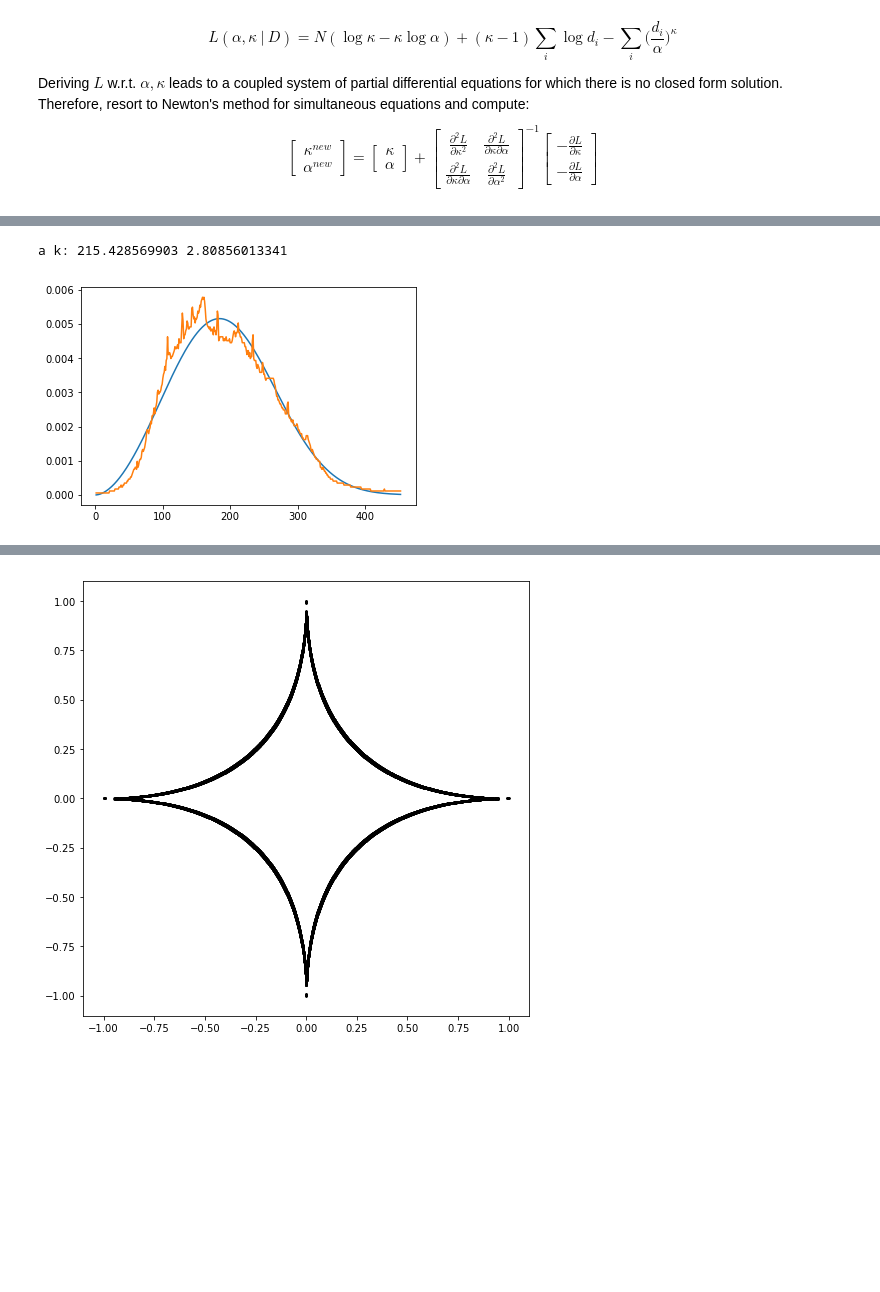
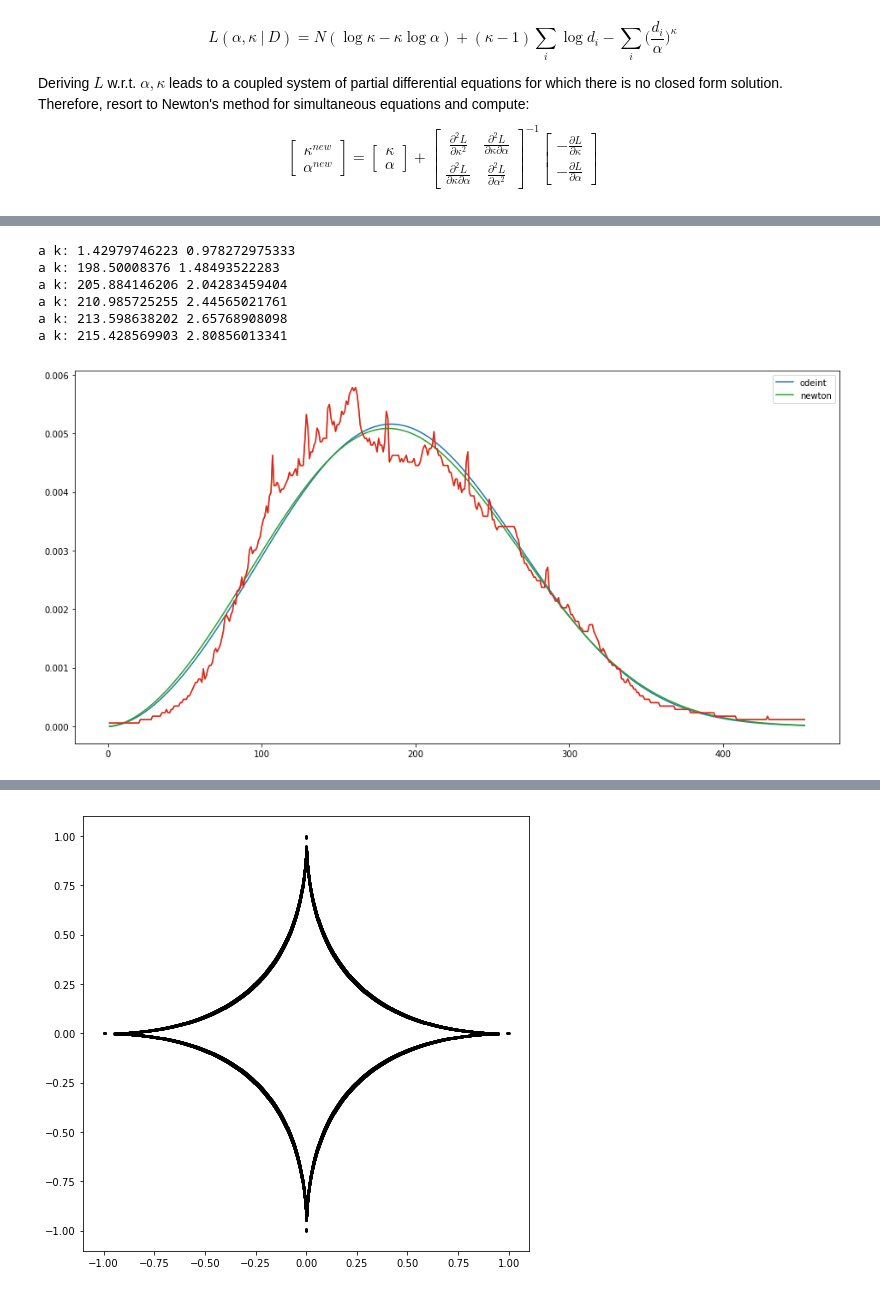
Before and after one commit to jutanke/bit_projects, a Jupyter notebook: project1/final_solution.ipynb, the cells around one changed output, grey strips where cells are left out. Saved outputs shown, nothing was run; the diff lists cells and outputs as text; code cells hidden in the pictures; blank space fills up the shorter version.

```diff
--- a/project1/final_solution.ipynb
+++ b/project1/final_solution.ipynb
@@ -241,23 +287,14 @@ def dLdk(a, k, D):
 
     grad = N/k - N * np.log(a) + np.sum(np.log(D)) - \
            np.sum(np.power(temp,k) * np.log(temp))
-
-    # print(grad)
-
     return grad
 
 
 def dLda(a, k, D):
     N = D.shape[0]
-
-
     t1 = np.sum(np.power(D / a,k) - N)
     t2 = k/a
-    # print(t1)
-    # print(t2)
-    # print(t1*t2)
     grad = (k/a) * (np.sum(np.power(D / a,k)) - N)
-    # print(grad)
     return grad
 
 
@@ -287,42 +324,59 @@ def step(a, k, D):
     J = np.linalg.inv(np.array([
         [d2Ldk2(a, k, D), d2Ldkda_],
         [d2Ldkda_, d2Lda2(a, k, D)]
     ]))
 
     v_new = v - np.matmul(J,u)
     return v_new[1], v_new[0]
 
 
-a, k = 1, 1
+a_nwt, k_nwt = 1, 1
 
-# newton method
-# for i in range(50000):
-#     a, k = step(a, k, h)
-#     if i % 200 == 0:
-#         print('a k:',a, k)
+#newton method
+for i in range(50000):
+    a_nwt, k_nwt = step(a_nwt, k_nwt, h)
+    if i % 10000 == 0:
+        print('a k:',a_nwt, k_nwt)
 
 # ODEINT
+a, k = 1, 1
 
 def calc_gradient(y,t):
     k,a = y
     global h
     return [dLdk(a,k,h), dLda(a,k,h)]
 
 sol = odeint(calc_gradient,[k,a],np.linspace(0,100,10000))
 # print(sol)
 k,a = sol[-1,:]
 
 print('a k:',a,k)
 # print(L(210,3.2,h))
 plot_x = np.linspace(1,y.shape[0],y.shape[0])
 plot_y = f(plot_x,a,k)
 
-plt.plot(plot_x,plot_y)
-plt.plot(plot_x,y/np.sum(y))
+plot_y_nwt = f(plot_x,a_nwt,k_nwt)
+
+fig = plt.figure(figsize=(16,8))
+ax = fig.add_subplot(111)
+
+ax.plot(plot_x,plot_y, label='odeint')
+ax.plot(plot_x,y/np.sum(y))
+
+
+ax.plot(plot_x,plot_y_nwt, label='newton')
+ax.plot(plot_x,y/np.sum(y))
+
+plt.legend()
 plt.show()
 # %% [output]
+a k: 1.42979746223 0.978272975333
+a k: 198.50008376 1.48493522283
+a k: 205.884146206 2.04283459404
+a k: 210.985725255 2.44565021761
+a k: 213.598638202 2.65768908098
 a k: 215.428569903 2.80856013341
-[figure, old version]
+[figure, new version]
 # %% [markdown]
 ### 1.4
 
```
Also changed, not shown: parts of 4 cells of this notebook.
